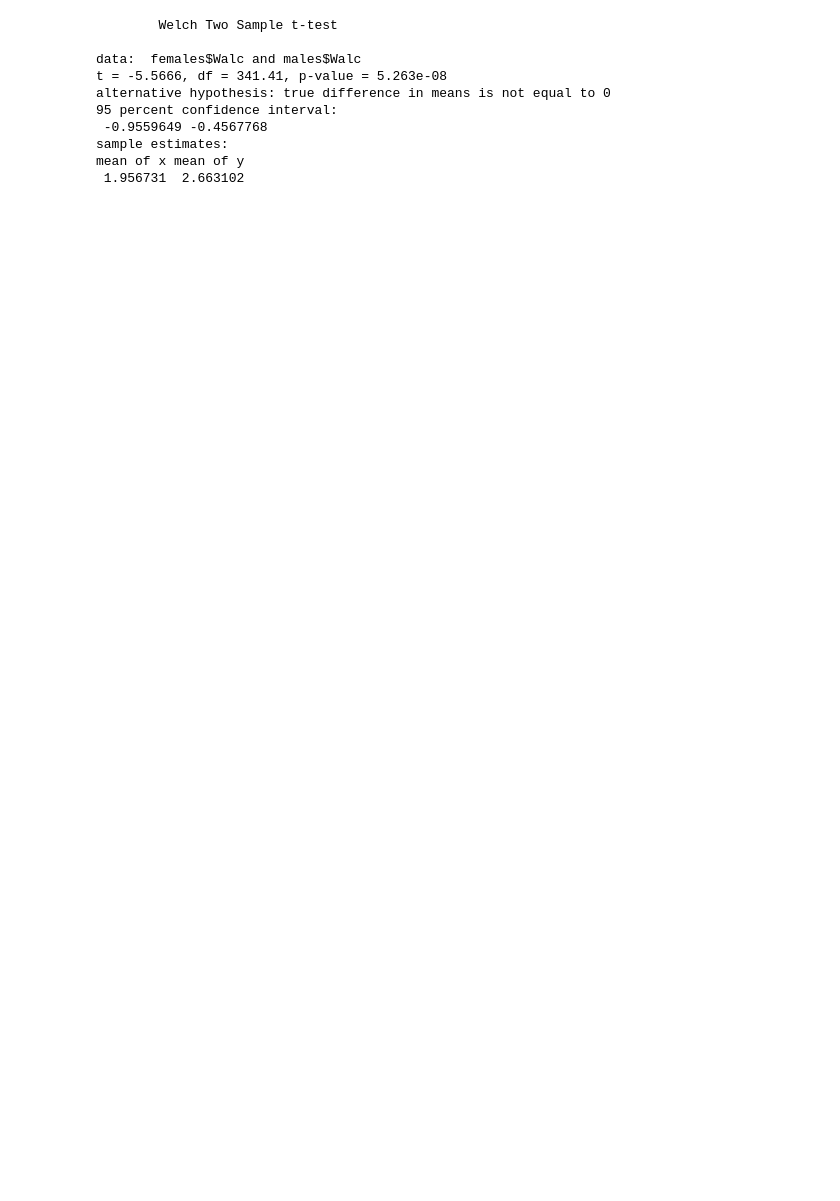
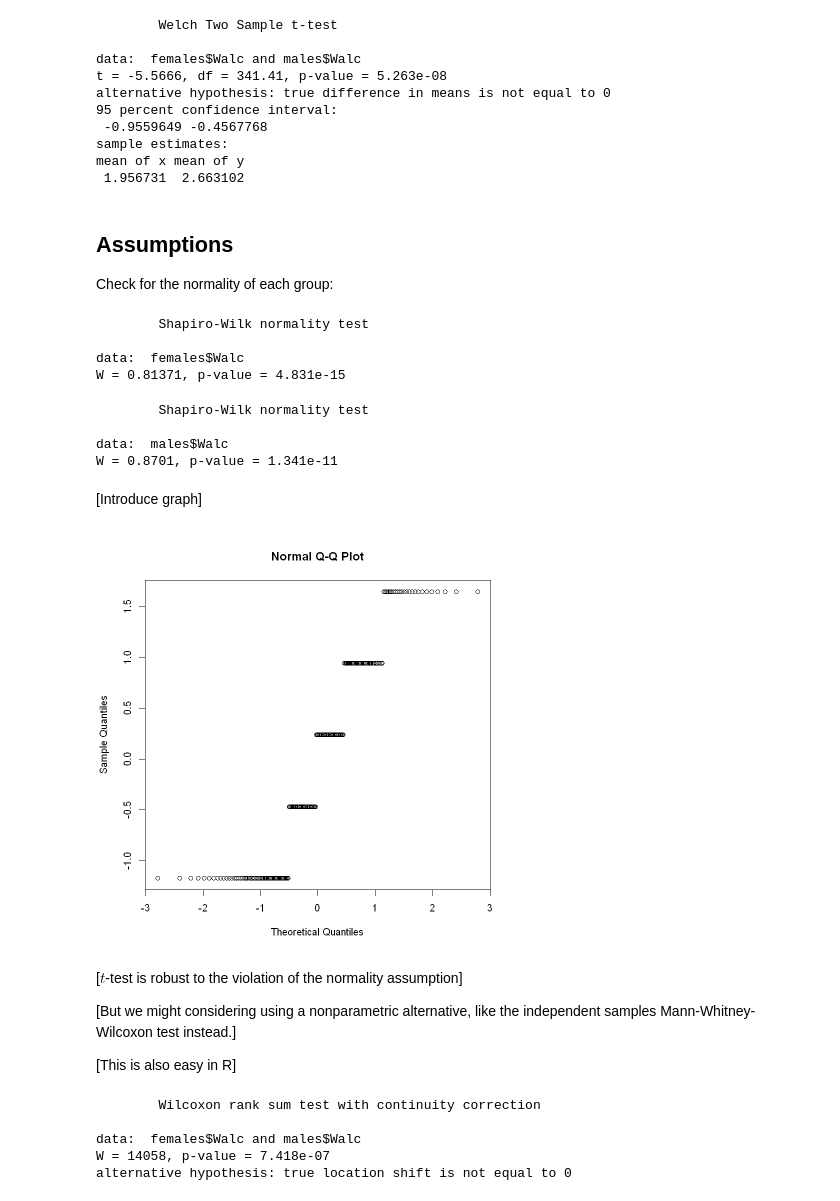
Before and after one commit to pxr687/r_tutorials, a Jupyter notebook: GLM.2 Independent T-test.ipynb, the cells around one changed output. Cells and saved outputs as stored; diff of their text form; code cells hidden in the pictures; blank space fills up the shorter version.

Commit message:
update t-test page

```diff
--- a/GLM.2 Independent T-test.ipynb
+++ b/GLM.2 Independent T-test.ipynb
@@ -143,5 +198,5 @@ hist(females$Walc)
 # %%
-males$Walc = as.numeric(males$Walc)
+# a histogram of the Walc scores for the males
 hist(males$Walc)
 # %% [output]
 [figure]
@@ -186,5 +248,46 @@ alternative hypothesis: true difference in means is not equal to 0
 sample estimates:
 mean of x mean of y
  1.956731  2.663102
+# %% [markdown]
+## Assumptions
+
+Check for the normality of each group:
+# %%
+shapiro.test(females$Walc)
+# %% [output]
+        Shapiro-Wilk normality test
+
+data:  females$Walc
+W = 0.81371, p-value = 4.831e-15
+# %%
+shapiro.test(males$Walc)
+# %% [output]
+        Shapiro-Wilk normality test
+
+data:  males$Walc
+W = 0.8701, p-value = 1.341e-11
+# %% [markdown]
+[Introduce graph]
+# %%
+male_zscores = (males$Walc - mean(males$Walc)) / sd(males$Walc)
+
+qqnorm(male_zscores)
+# %% [output]
+[figure, added]
+# %% [markdown]
+[$t$-test is robust to the violation of the normality assumption]
+
+[But we might considering using a nonparametric alternative, like the independent samples Mann-Whitney-Wilcoxon test instead.]
+
+[This is also easy in R]
+# %%
+# Mann-Whitney-Wilcoxon test
+wilcox.test(females$Walc, males$Walc)
+# %% [output]
+        Wilcoxon rank sum test with continuity correction
+
+data:  females$Walc and males$Walc
+W = 14058, p-value = 7.418e-07
+alternative hypothesis: true location shift is not equal to 0
 # %% [markdown]
 ## Summary
```
Also changed, not shown: parts of 31 cells of this notebook, 2 other files.
